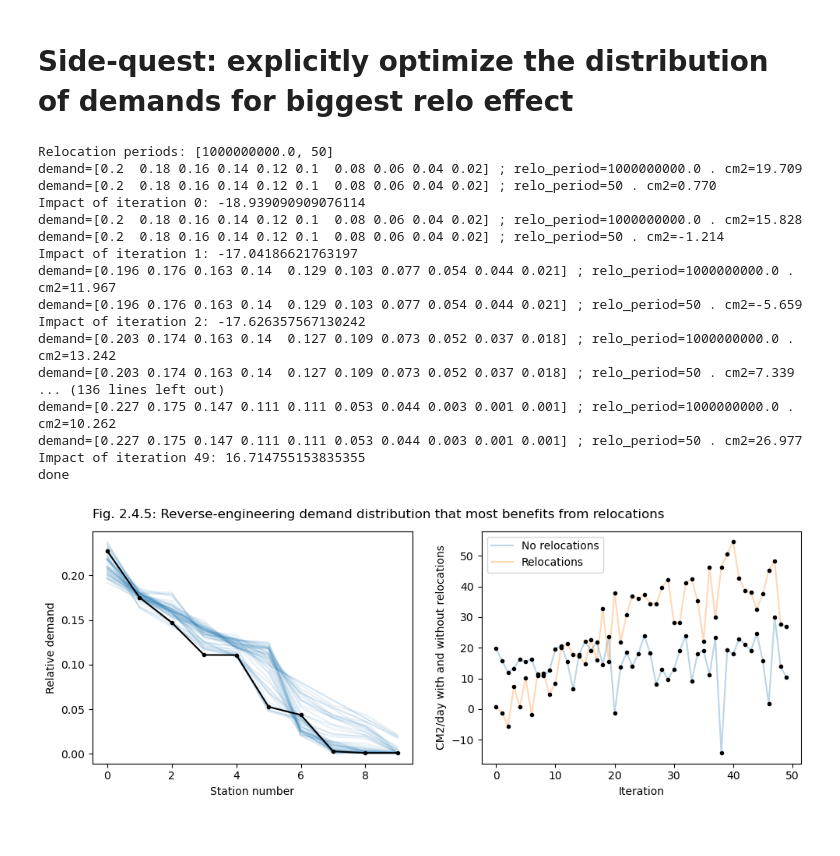
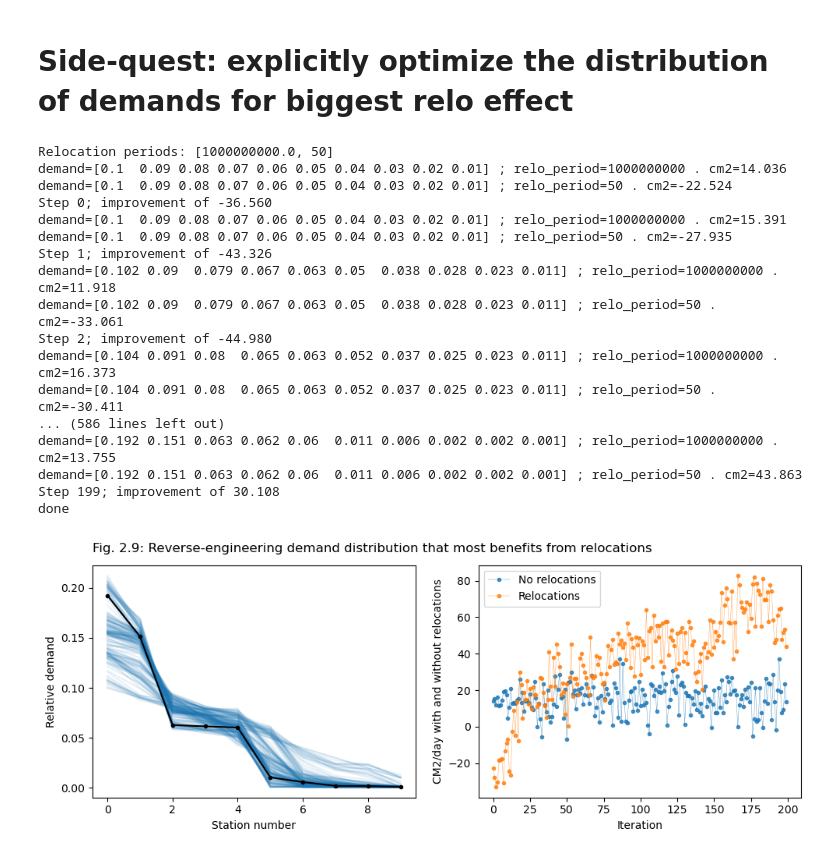
Before and after one commit to khakhalin/carsharing101, a Jupyter notebook: scripts/02relos_02stations.ipynb, the cells around one changed output. Cells and saved outputs as stored; diff of their text form; code cells hidden in the pictures.

```diff
--- a/scripts/02relos_02stations.ipynb
+++ b/scripts/02relos_02stations.ipynb
@@ -291,12 +294,12 @@ Now with relocations.
 # Optimal number of relocations
 # (Make sure to load a correct scenario before running this one)
 
-scenario = "steps"
-n_experiments = 50
-n_steps_per_experiment = 10000
+scenario = "dropoff"
+n_experiments = 10
+n_steps_per_experiment = 50000
 
-total_n_relos = [1, 10, 20, 30, 40, 50, 60, 70, 80, 90, 100]
-relocation_periods = [int(n_steps_per_experiment/k) for k in total_n_relos]
+relos_per_10k_ticks = [1, 20, 40, 60, 80, 100, 120, 140, 160, 180, 200]
+relocation_periods = [int(10000/k) for k in relos_per_10k_ticks]
 print("Relocation periods:", relocation_periods)
 
 relo_cost = 20
@@ -359,27 +374,30 @@ plt.savefig(file_name, dpi=300)
 # %%
 # Explicitly optimize demand
 
-n_improvements = 50
+n_improvements = 200
 n_steps_per_experiment = 100000  # Instead of running many single experiments, let's run one mega-long experiment
 n_stations = 10
 n_cars = 15
+reset = True
 
 relocation_periods = [1e9, 50]
 print("Relocation periods:", relocation_periods)
 
 cm2_memory = np.zeros(shape=(n_improvements, len(relocation_periods)))
+if reset or ("demand" not in dir()):  # We may want to continue optimizing when the loop was interrupted
+    demand = get_config("linear").demand  # Best demand so far
+demand_attempt = demand  # In the future - new experimental demand
 demand_history = np.zeros(shape=(n_improvements, len(demand)))
-
-demand = get_config("linear").demand  # Best demand so far
-demand_attempt = demand  # In the future - new experimental demand
+demand_coeff = demand.sum()  # We'll keep this one constant
 last_impact = 0
 new_impact = 0
-learning_rate = 0.5
+learning_rate = 0.3
 sampling_radius = 0.01
 
 def normalize_demand(demand):
-    demand = np.maximum(0.001, demand)  # Probabilities need to be non-negative
-    demand = np.sort(demand)[::-1]  # Sort and reverse
+    demand = np.maximum(0.001, demand)  # Probabilities need to be non-negative, so threshold from below
+    demand = np.sort(demand)[::-1]  # Sort and reverse, to have the values decreasing
+    demand = demand/demand.sum()*demand_coeff  # Clamp at the original total demand
     return demand
 
 for i_meta in range(n_improvements):
@@ -396,58 +414,58 @@ for i_meta in range(n_improvements):
 
             demand_history[i_meta, :] = demand
 
-        print(f"demand={str(demand.round(3))} ; relo_period={rpr}", end=" ")
+        print(f"demand={str(demand.round(3))} ; relo_period={rpr:.0f}", end=" ")
         cfg = get_config("linear", relo_period=rpr, n_experiments=1, n_steps_per_experiment=n_steps_per_experiment, n_cars=n_cars)
         cfg.demand = demand_attempt
         cfg = update_config(cfg)
         out = run_model(cfg)  # True random (we don't want the demand pattern to repeat)
 
         cm2 = out.cm1.sum()*cfg.cm1_factor - cfg.n_cars*cfg.cm2_factor
-        relo_expenses = out.n_relos.sum()/cfg.n_steps_per_experiment * relo_cost*(20/max(cfg.demand))
+        relo_expenses = out.n_relos.sum()/cfg.n_steps_per_experiment * cfg.relo_cost*(20/max(cfg.demand))
         cm2_memory[i_meta, i] = cm2 - relo_expenses
         print(f" cm2={cm2_memory[i_meta, i]:.3f}")
 
     last_impact = new_impact
     new_impact = cm2_memory[i_meta,1]-cm2_memory[i_meta,0]
-    print(f"Impact of iteration {i_meta}: {new_impact}")
+    print(f"Step {i_meta}; improvement of {new_impact:.3f}")
 
 print("done")
 # %% [output]
 Relocation periods: [1000000000.0, 50]
-demand=[0.2  0.18 0.16 0.14 0.12 0.1  0.08 0.06 0.04 0.02] ; relo_period=1000000000.0 . cm2=19.709
-demand=[0.2  0.18 0.16 0.14 0.12 0.1  0.08 0.06 0.04 0.02] ; relo_period=50 . cm2=0.770
-Impact of iteration 0: -18.939090909076114
-demand=[0.2  0.18 0.16 0.14 0.12 0.1  0.08 0.06 0.04 0.02] ; relo_period=1000000000.0 . cm2=15.828
-demand=[0.2  0.18 0.16 0.14 0.12 0.1  0.08 0.06 0.04 0.02] ; relo_period=50 . cm2=-1.214
-Impact of iteration 1: -17.04186621763197
-demand=[0.196 0.176 0.163 0.14  0.129 0.103 0.077 0.054 0.044 0.021] ; relo_period=1000000000.0 . cm2=11.967
-demand=[0.196 0.176 0.163 0.14  0.129 0.103 0.077 0.054 0.044 0.021] ; relo_period=50 . cm2=-5.659
-Impact of iteration 2: -17.626357567130242
-demand=[0.203 0.174 0.163 0.14  0.127 0.109 0.073 0.052 0.037 0.018] ; relo_period=1000000000.0 . cm2=13.242
-demand=[0.203 0.174 0.163 0.14  0.127 0.109 0.073 0.052 0.037 0.018] ; relo_period=50 . cm2=7.339
-... (136 lines left out)
-demand=[0.227 0.175 0.147 0.111 0.111 0.053 0.044 0.003 0.001 0.001] ; relo_period=1000000000.0 . cm2=10.262
-demand=[0.227 0.175 0.147 0.111 0.111 0.053 0.044 0.003 0.001 0.001] ; relo_period=50 . cm2=26.977
-Impact of iteration 49: 16.714755153835355
+demand=[0.1  0.09 0.08 0.07 0.06 0.05 0.04 0.03 0.02 0.01] ; relo_period=1000000000 . cm2=14.036
+demand=[0.1  0.09 0.08 0.07 0.06 0.05 0.04 0.03 0.02 0.01] ; relo_period=50 . cm2=-22.524
+Step 0; improvement of -36.560
+demand=[0.1  0.09 0.08 0.07 0.06 0.05 0.04 0.03 0.02 0.01] ; relo_period=1000000000 . cm2=15.391
+demand=[0.1  0.09 0.08 0.07 0.06 0.05 0.04 0.03 0.02 0.01] ; relo_period=50 . cm2=-27.935
+Step 1; improvement of -43.326
+demand=[0.102 0.09  0.079 0.067 0.063 0.05  0.038 0.028 0.023 0.011] ; relo_period=1000000000 . cm2=11.918
+demand=[0.102 0.09  0.079 0.067 0.063 0.05  0.038 0.028 0.023 0.011] ; relo_period=50 . cm2=-33.061
+Step 2; improvement of -44.980
+demand=[0.104 0.091 0.08  0.065 0.063 0.052 0.037 0.025 0.023 0.011] ; relo_period=1000000000 . cm2=16.373
+demand=[0.104 0.091 0.08  0.065 0.063 0.052 0.037 0.025 0.023 0.011] ; relo_period=50 . cm2=-30.411
+... (586 lines left out)
+demand=[0.192 0.151 0.063 0.062 0.06  0.011 0.006 0.002 0.002 0.001] ; relo_period=1000000000 . cm2=13.755
+demand=[0.192 0.151 0.063 0.062 0.06  0.011 0.006 0.002 0.002 0.001] ; relo_period=50 . cm2=43.863
+Step 199; improvement of 30.108
 done
 # %%
 plt.figure(figsize=(10,4))
 plt.subplot(121)
-plt.title("Fig. 2.4.5: Reverse-engineering demand distribution that most benefits from relocations", loc='left', pad=12)
+plt.title("Fig. 2.9: Reverse-engineering demand distribution that most benefits from relocations", loc='left', pad=12)
 plt.plot(np.arange(len(demand)), demand_history.T, color='tab:blue', alpha=0.1)
 plt.plot(demand, 'k.-')
 plt.xlabel("Station number")
 plt.ylabel("Relative demand")
 
 plt.subplot(122)
-plt.plot(np.arange(cm2_memory.shape[0]), cm2_memory[:,0], '-', color='tab:blue', alpha=0.3, label="No relocations")
-plt.plot(np.arange(cm2_memory.shape[0]), cm2_memory[:,1], '-', color='tab:orange', alpha=0.3, label="Relocations")
-plt.plot(np.arange(cm2_memory.shape[0]), cm2_memory, 'k.')
+plt.plot(np.arange(cm2_memory.shape[0]), cm2_memory[:,0], '.-', color='tab:blue', alpha=0.8, label="No relocations", linewidth=0.3)
+plt.plot(np.arange(cm2_memory.shape[0]), cm2_memory[:,1], '.-', color='tab:orange', alpha=0.8, label="Relocations", linewidth=0.3)
+# plt.plot(np.arange(cm2_memory.shape[0]), cm2_memory, 'k.')
 plt.legend()
 plt.xlabel("Iteration")
 plt.ylabel("CM2/day with and without relocations");
 
 plt.tight_layout()
-plt.savefig(f"../figures/02relos_04optimal_05search.svg", dpi=300)
+# plt.savefig(f"../figures/02relos_04optimal_05search.svg", dpi=300)
 # %% [output]
-[figure, old version]
+[figure, new version]
```
Also changed, not shown: parts of 5 cells of this notebook, 6 other files.
